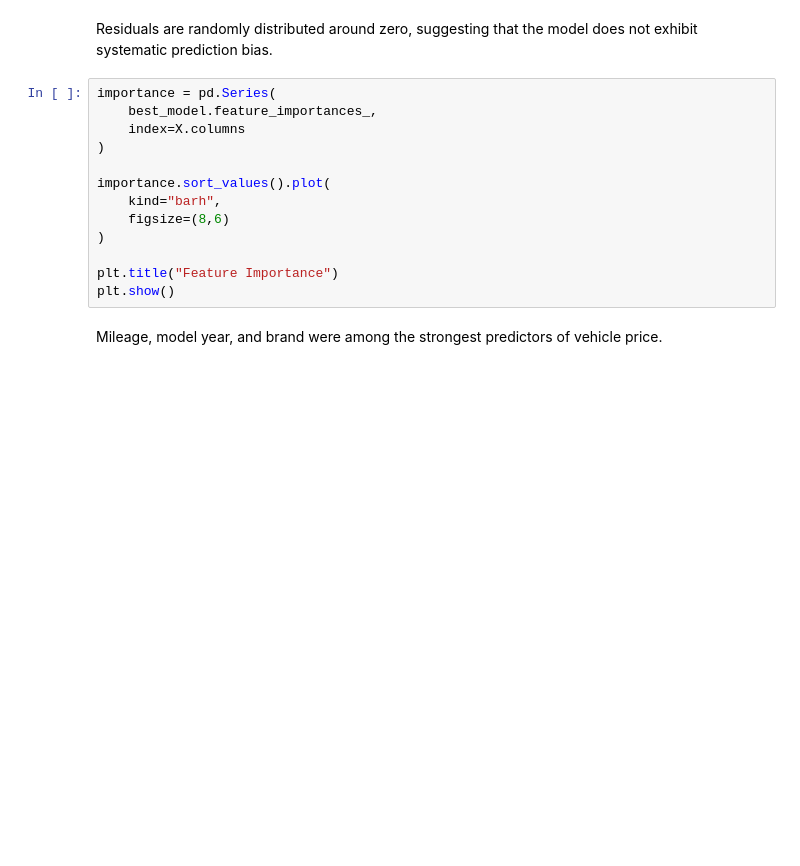
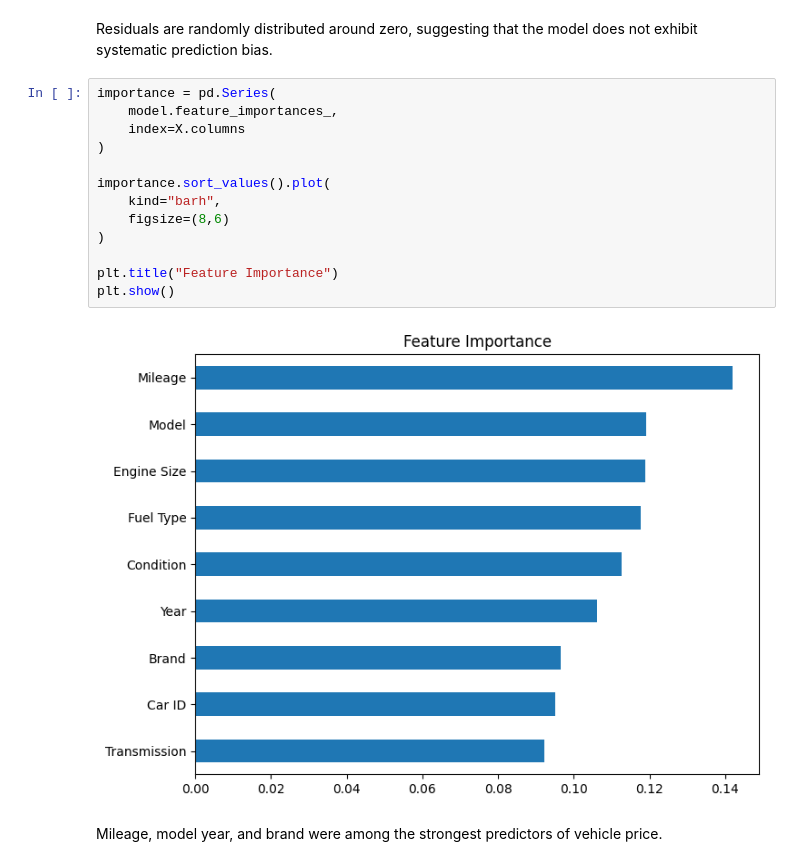
Before and after one commit to Shinobi357/Spoon-Knife, a Jupyter notebook: Experiment_With_Various_Models.ipynb, the cells around one changed output. Cells and saved outputs as stored; diff of their text form; blank space fills up the shorter version.

```diff
--- a/Experiment_With_Various_Models.ipynb
+++ b/Experiment_With_Various_Models.ipynb
@@ -431,17 +544,19 @@ plt.show()
 Residuals are randomly distributed around zero, suggesting that the model does not exhibit systematic prediction bias.
 # %%
 importance = pd.Series(
-    best_model.feature_importances_,
+    model.feature_importances_,
     index=X.columns
 )
 
 importance.sort_values().plot(
     kind="barh",
     figsize=(8,6)
 )
 
 plt.title("Feature Importance")
 plt.show()
+# %% [output]
+[figure, added]
 # %% [markdown]
 Mileage, model year, and brand were among the strongest predictors of vehicle price.
 # %%
```
Also changed, not shown: parts of 30 cells of this notebook.
